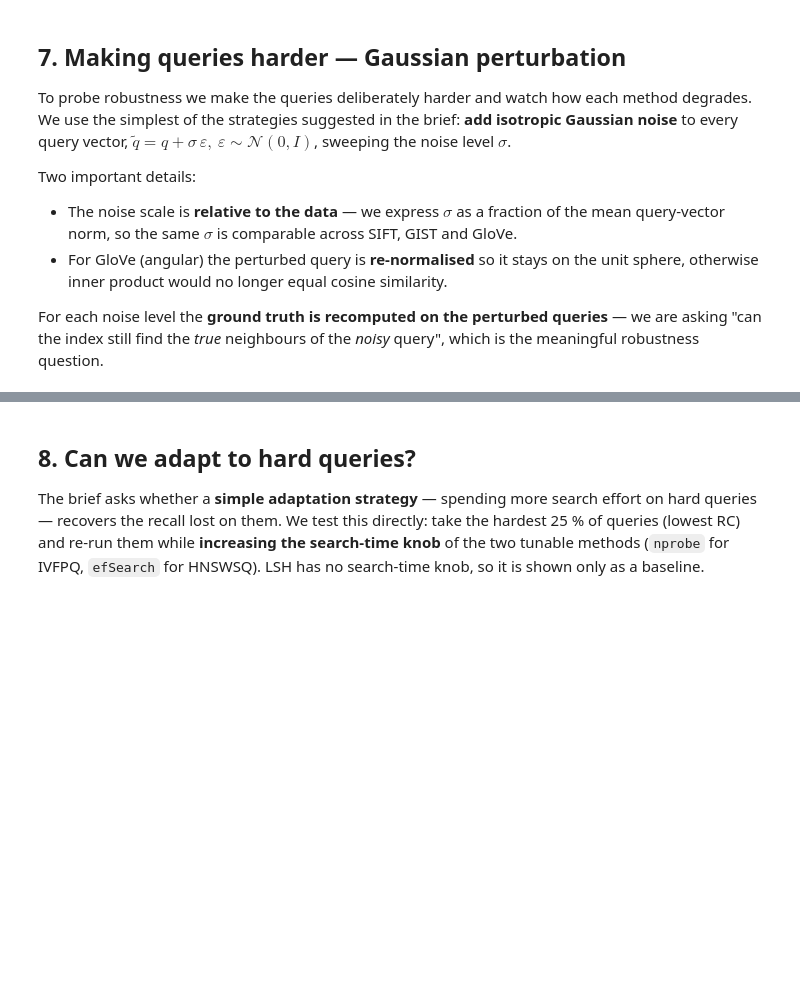
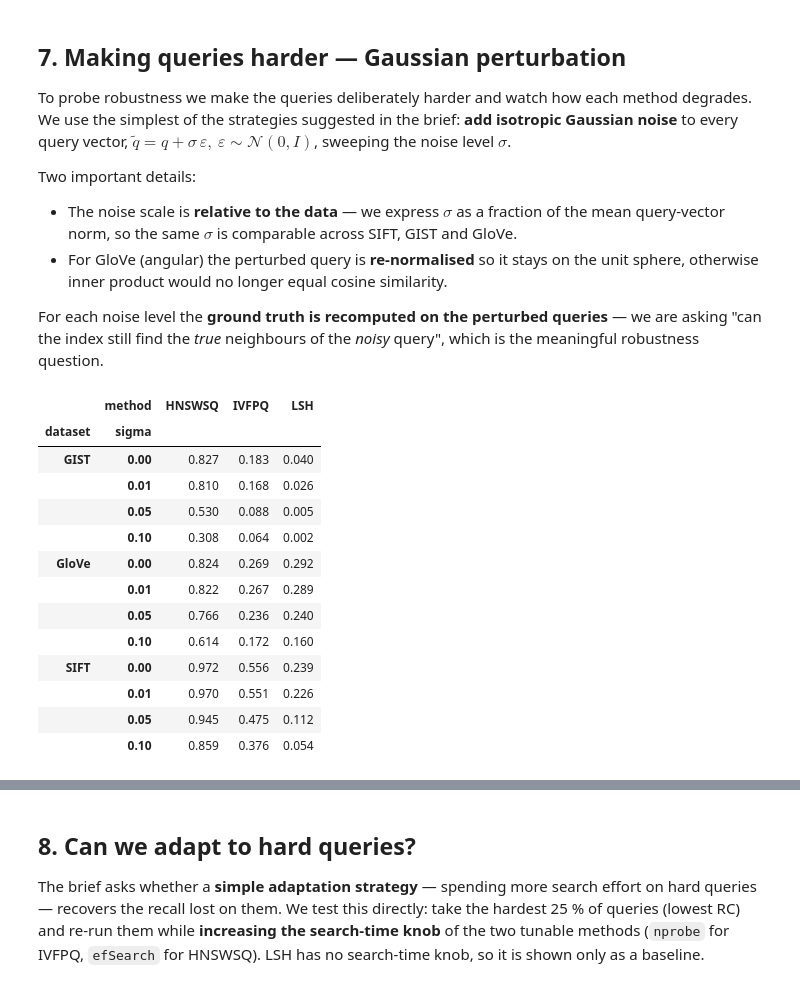
Before and after one commit to Dimitrispap123/Evaluations-of-Vector-Search-Methods-with-FAISS, a Jupyter notebook: faiss_vector_search.ipynb, the cells around one changed output, grey strips where cells are left out. Drawn from its saved outputs; the diff is of its cells as text; code cells hidden in the pictures; blank space fills up the shorter version.

```diff
--- a/faiss_vector_search.ipynb
+++ b/faiss_vector_search.ipynb
@@ -677,35 +708,49 @@ def perturbation_study(loaded, k=K):
     for name, data in loaded.items():
         xb, xq, metric = data["xb"], data["xq"], data["metric"]
         print(f"=== {name} ===")
         # build representative indexes once; reuse across noise levels
         m = REP_CONFIG["IVFPQ"]["m"]
         m = m if xb.shape[1] % m == 0 else valid_pq_m(xb.shape[1])[0]
         idx_ivf = build_ivfpq(xb, m, metric, CFG["nlist"])
         set_search_param(idx_ivf, "nprobe", REP_CONFIG["IVFPQ"]["nprobe"])
         idx_hnsw = build_hnswsq(xb, REP_CONFIG["HNSWSQ"]["sq_bits"], metric)
         set_search_param(idx_hnsw, "efSearch", REP_CONFIG["HNSWSQ"]["efSearch"])
         idx_lsh = build_lsh(xb, REP_CONFIG["LSH"]["nbits"], metric)
         indexes = {"IVFPQ": idx_ivf, "HNSWSQ": idx_hnsw, "LSH": idx_lsh}
 
         for sigma in NOISE_LEVELS:
             xq_n = xq if sigma == 0.0 else add_noise(xq, sigma, metric)
             _, I_gt = build_ground_truth(xb, xq_n, k, metric)
             mean_rc = float(compute_rc(xb, xq_n, k, metric).mean())
             for method, idx in indexes.items():
                 D, I, st, qps = benchmark_index(idx, xq_n, k)
                 rows.append(dict(dataset=name, method=method, sigma=sigma,
                                  recall=recall_at_k(I, I_gt, k), qps=qps,
                                  mean_rc=mean_rc))
             print(f"  sigma={sigma:.2f}  mean_RC={mean_rc:.3f}")
         for idx in indexes.values():
             del idx
         gc.collect()
     return pd.DataFrame(rows)
 
-perturb = perturbation_study(LOADED)
-perturb.to_csv(os.path.join(RESULTS_DIR, "perturbation_results.csv"), index=False)
+perturb = pd.read_csv(os.path.join(RESULTS_DIR, "perturbation_results.csv"))
 perturb.pivot_table(index=["dataset", "sigma"], columns="method",
                     values="recall").round(3)
+# %% [output]
+|  | method | HNSWSQ | IVFPQ | LSH |
+| dataset | sigma |  |  |  |
+| GIST | 0.00 | 0.827 | 0.183 | 0.040 |
+|  | 0.01 | 0.810 | 0.168 | 0.026 |
+|  | 0.05 | 0.530 | 0.088 | 0.005 |
+|  | 0.10 | 0.308 | 0.064 | 0.002 |
+| GloVe | 0.00 | 0.824 | 0.269 | 0.292 |
+|  | 0.01 | 0.822 | 0.267 | 0.289 |
+|  | 0.05 | 0.766 | 0.236 | 0.240 |
+|  | 0.10 | 0.614 | 0.172 | 0.160 |
+| SIFT | 0.00 | 0.972 | 0.556 | 0.239 |
+|  | 0.01 | 0.970 | 0.551 | 0.226 |
+|  | 0.05 | 0.945 | 0.475 | 0.112 |
+|  | 0.10 | 0.859 | 0.376 | 0.054 |
 # %%
 # Plot recall degradation vs noise level.
 fig, axes = plt.subplots(1, len(LOADED), figsize=(5 * len(LOADED), 4), sharey=True)
```
Also changed, not shown: parts of 15 cells of this notebook, 16 other files.
